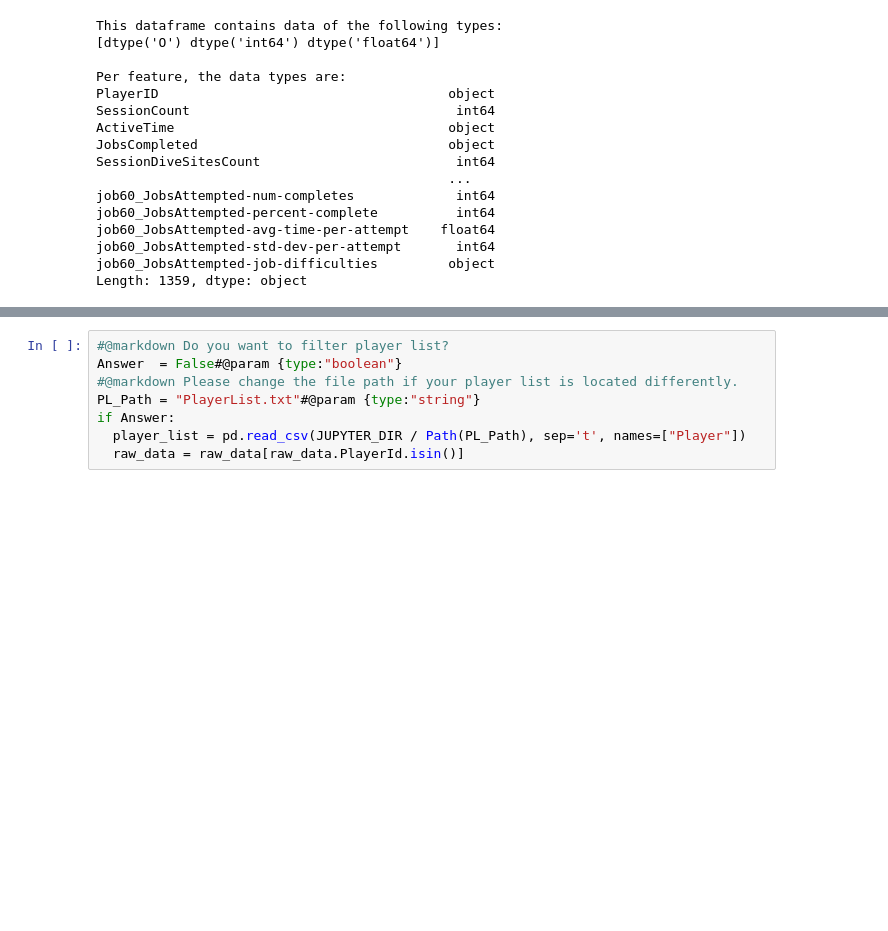
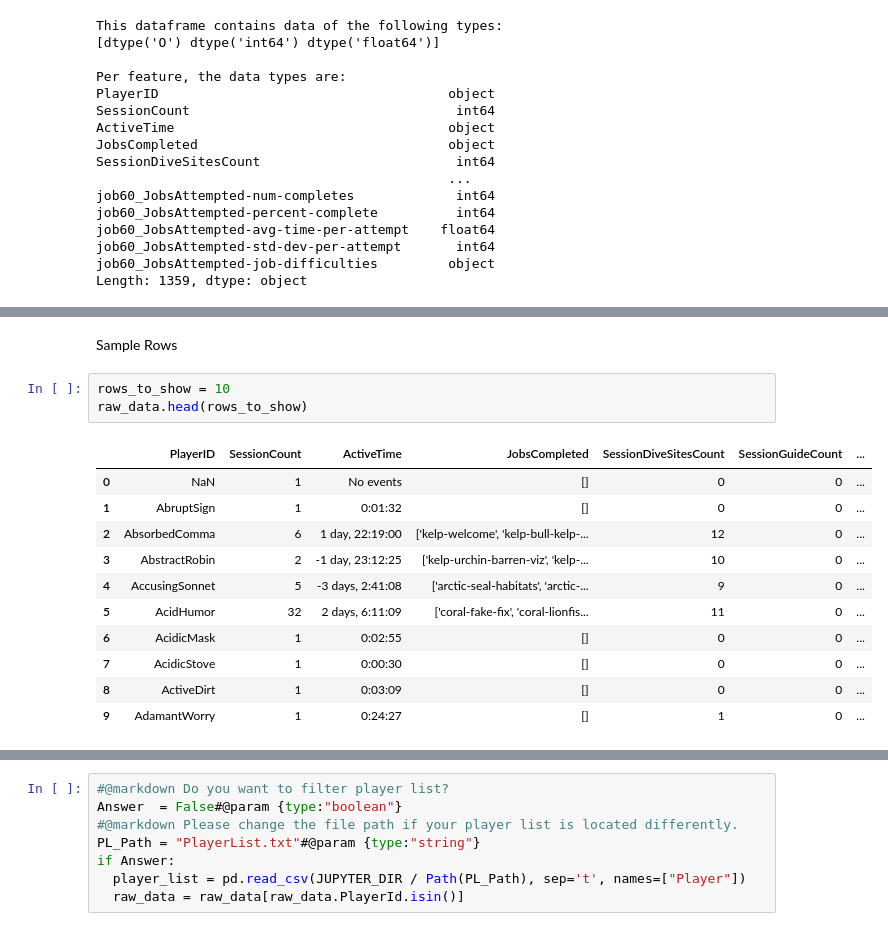
Before and after one commit to opengamedata/opengamedata-samples, a Jupyter notebook: AQUALAB/templates/Aqualab_template_players.ipynb, the cells around one changed output, grey strips where cells are left out. Drawn from its saved outputs; the diff is of its cells as text; blank space fills up the shorter version.

```diff
--- a/AQUALAB/templates/Aqualab_template_players.ipynb
+++ b/AQUALAB/templates/Aqualab_template_players.ipynb
@@ -132,0 +124,17 @@ raw_data
+# %% [markdown]
+Sample Rows
+# %%
+rows_to_show = 10
+raw_data.head(rows_to_show)
+# %% [output]
+|  | PlayerID | SessionCount | ActiveTime | JobsCompleted | SessionDiveSitesCount | SessionGuideCount | ... |
+| 0 | NaN | 1 | No events | [] | 0 | 0 | ... |
+| 1 | AbruptSign | 1 | 0:01:32 | [] | 0 | 0 | ... |
+| 2 | AbsorbedComma | 6 | 1 day, 22:19:00 | ['kelp-welcome', 'kelp-bull-kelp-... | 12 | 0 | ... |
+| 3 | AbstractRobin | 2 | -1 day, 23:12:25 | ['kelp-urchin-barren-viz', 'kelp-... | 10 | 0 | ... |
+| 4 | AccusingSonnet | 5 | -3 days, 2:41:08 | ['arctic-seal-habitats', 'arctic-... | 9 | 0 | ... |
+| 5 | AcidHumor | 32 | 2 days, 6:11:09 | ['coral-fake-fix', 'coral-lionfis... | 11 | 0 | ... |
+| 6 | AcidicMask | 1 | 0:02:55 | [] | 0 | 0 | ... |
+| 7 | AcidicStove | 1 | 0:00:30 | [] | 0 | 0 | ... |
+| 8 | ActiveDirt | 1 | 0:03:09 | [] | 0 | 0 | ... |
+| 9 | AdamantWorry | 1 | 0:24:27 | [] | 1 | 0 | ... |
```
Also changed, not shown: parts of 17 cells of this notebook.
